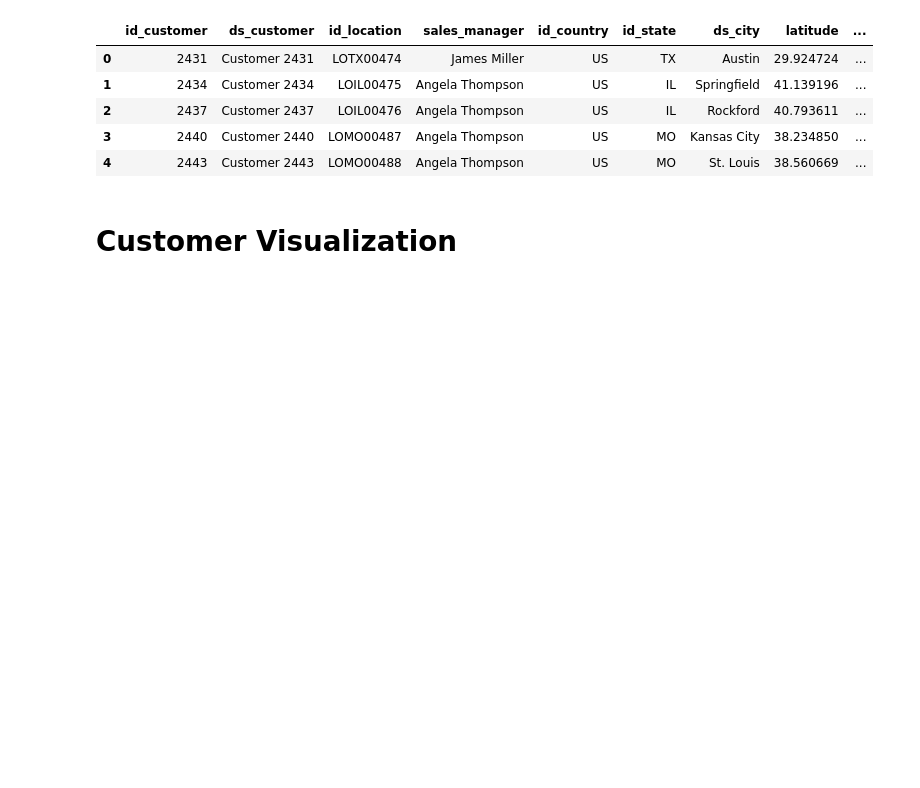
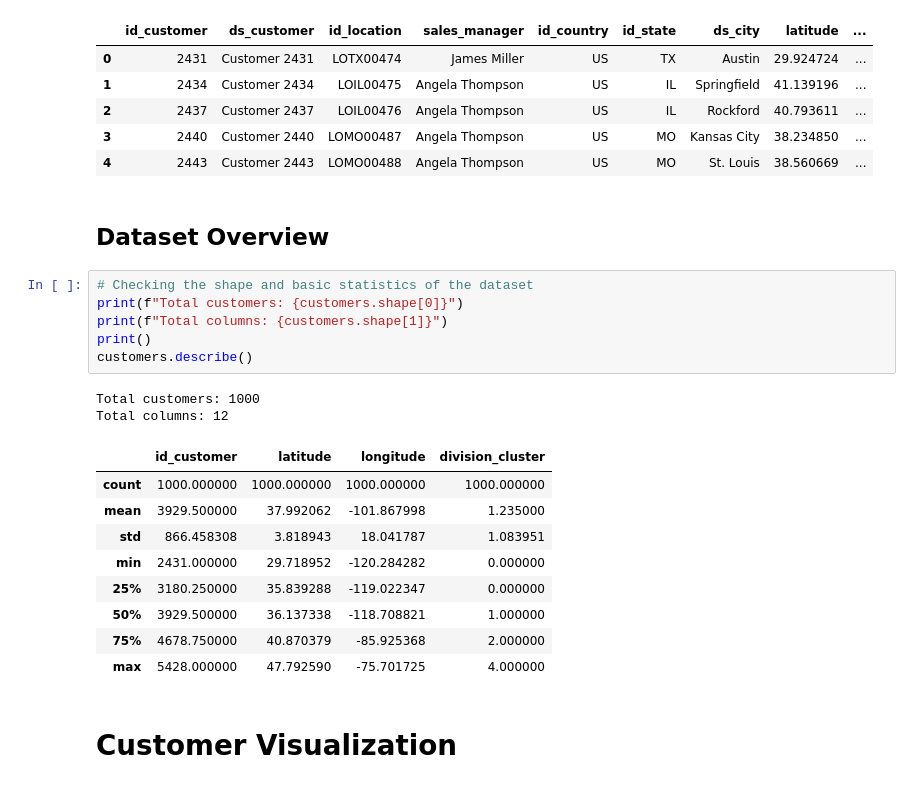
Before and after one commit to Leomgama/CustomerClassification, a Jupyter notebook: CustomerClassification.ipynb, the cells around one changed output. Saved outputs shown, nothing was run; the diff lists cells and outputs as text; blank space fills up the shorter version.

```diff
--- a/CustomerClassification.ipynb
+++ b/CustomerClassification.ipynb
@@ -71,6 +71,26 @@ customers.head()
 | 2 | 2437 | Customer 2437 | LOIL00476 | Angela Thompson | US | IL | Rockford | 40.793611 | ... |
 | 3 | 2440 | Customer 2440 | LOMO00487 | Angela Thompson | US | MO | Kansas City | 38.234850 | ... |
 | 4 | 2443 | Customer 2443 | LOMO00488 | Angela Thompson | US | MO | St. Louis | 38.560669 | ... |
+# %% [markdown]
+## Dataset Overview
+# %%
+# Checking the shape and basic statistics of the dataset
+print(f"Total customers: {customers.shape[0]}")
+print(f"Total columns: {customers.shape[1]}")
+print()
+customers.describe()
+# %% [output]
+Total customers: 1000
+Total columns: 12
+|  | id_customer | latitude | longitude | division_cluster |
+| count | 1000.000000 | 1000.000000 | 1000.000000 | 1000.000000 |
+| mean | 3929.500000 | 37.992062 | -101.867998 | 1.235000 |
+| std | 866.458308 | 3.818943 | 18.041787 | 1.083951 |
+| min | 2431.000000 | 29.718952 | -120.284282 | 0.000000 |
+| 25% | 3180.250000 | 35.839288 | -119.022347 | 0.000000 |
+| 50% | 3929.500000 | 36.137338 | -118.708821 | 1.000000 |
+| 75% | 4678.750000 | 40.870379 | -85.925368 | 2.000000 |
+| max | 5428.000000 | 47.792590 | -75.701725 | 4.000000 |
 # %% [markdown]
 # Customer Visualization
 # %%
```
Also changed, not shown: parts of 9 cells of this notebook.
